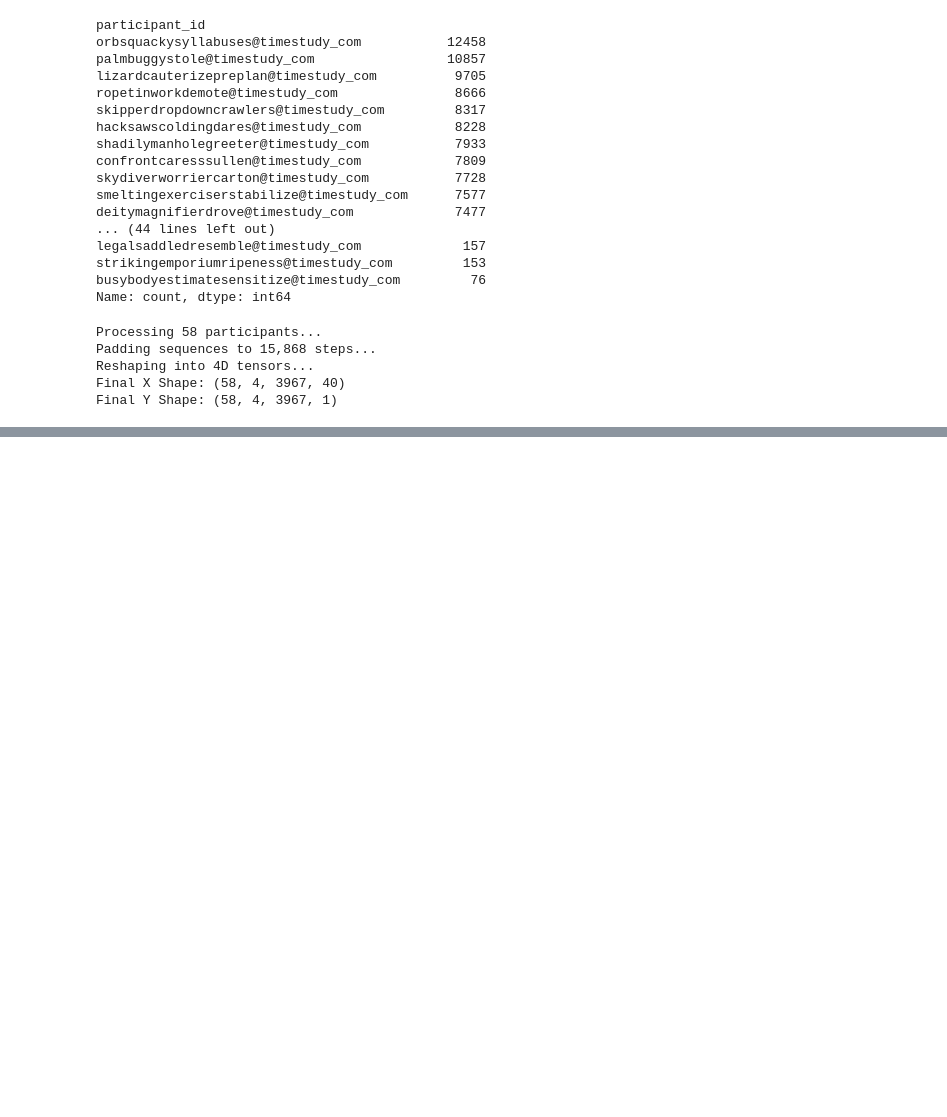
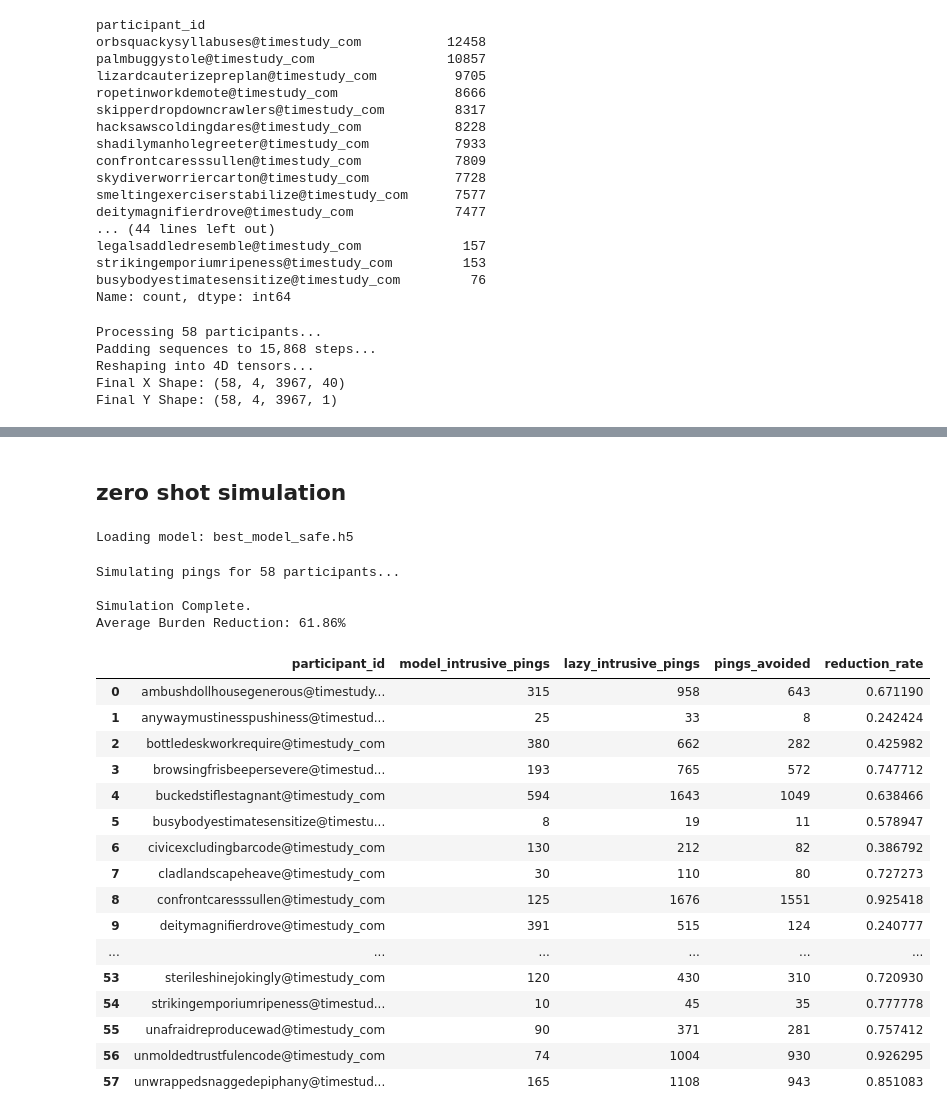
Before and after one commit to adityaponnada/real_time_prompting, a Jupyter notebook: withdrew_general_eval.ipynb, the cells around one changed output, grey strips where cells are left out. Drawn from its saved outputs; the diff is of its cells as text; code cells hidden in the pictures; blank space fills up the shorter version.

Commit message:
Simulate generalized model on withdrawn participants

```diff
--- a/withdrew_general_eval.ipynb
+++ b/withdrew_general_eval.ipynb
@@ -558,0 +560,27 @@ df_breaking_points
+# %% [markdown]
+## zero shot simulation
+# %%
+def mask_generator_fn(x):
+    import tensorflow as tf
+    return tf.cast(tf.not_equal(x[:, :, :1], 999.0), tf.float32)
+
+def optimized_loss_fn(y_true, y_pred):
+    import tensorflow as tf
+    mask = tf.cast(tf.not_equal(y_true, 999.0), tf.float32)
+    y_p = tf.clip_by_value(y_pred, 1e-7, 1.0 - 1e-7)
+    bce = - (y_true * tf.math.log(y_p) + (1.0 - y_true) * tf.math.log(1.0 - y_p))
+    y_true_int = tf.cast(tf.squeeze(y_true, axis=-1), tf.int32)
+    weights = tf.gather(tf.constant([0.8, 0.2], dtype=tf.float32), tf.clip_by_value(y_true_int, 0, 1))
+    return tf.reduce_sum(bce * tf.expand_dims(weights, -1) * mask) / (tf.reduce_sum(mask) + 1e-7)
+
+def optimized_f1_class0(y_true, y_pred):
+    import tensorflow as tf
+    mask = tf.cast(tf.not_equal(y_true, 999.0), tf.float32)
+    y_t = (1.0 - y_true) * mask
+    y_p = (1.0 - tf.math.round(y_pred)) * mask
+    tp = tf.reduce_sum(y_t * y_p)
+    fp = tf.reduce_sum((1.0 - y_t) * y_p * mask)
+    fn = tf.reduce_sum(y_t * (1.0 - y_p) * mask)
+    precision = tp / (tp + fp + 1e-7)
+    recall = tp / (tp + fn + 1e-7)
+    return 2 * ((precision * recall) / (precision + recall + 1e-7))
@@ -558,0 +658,8 @@ df_breaking_points
+# %%
+df_sim_s1 = run_zero_shot_simulation('best_model_safe.h5', X_withdrawn_s1, Y_withdrawn_s1, p_ids, threshold=0.38)
+# %% [output]
+Loading model: best_model_safe.h5
+Simulating pings for 58 participants...
+
+Simulation Complete.
+Average Burden Reduction: 61.86%
@@ -558,0 +668,20 @@ df_breaking_points
+# %%
+df_sim_s1
+# %% [output]
+|  | participant_id | model_intrusive_pings | lazy_intrusive_pings | pings_avoided | reduction_rate |
+| 0 | ambushdollhousegenerous@timestudy... | 315 | 958 | 643 | 0.671190 |
+| 1 | anywaymustinesspushiness@timestud... | 25 | 33 | 8 | 0.242424 |
+| 2 | bottledeskworkrequire@timestudy_com | 380 | 662 | 282 | 0.425982 |
+| 3 | browsingfrisbeepersevere@timestud... | 193 | 765 | 572 | 0.747712 |
+| 4 | buckedstiflestagnant@timestudy_com | 594 | 1643 | 1049 | 0.638466 |
+| 5 | busybodyestimatesensitize@timestu... | 8 | 19 | 11 | 0.578947 |
+| 6 | civicexcludingbarcode@timestudy_com | 130 | 212 | 82 | 0.386792 |
+| 7 | cladlandscapeheave@timestudy_com | 30 | 110 | 80 | 0.727273 |
+| 8 | confrontcaresssullen@timestudy_com | 125 | 1676 | 1551 | 0.925418 |
+| 9 | deitymagnifierdrove@timestudy_com | 391 | 515 | 124 | 0.240777 |
+| ... | ... | ... | ... | ... | ... |
+| 53 | sterileshinejokingly@timestudy_com | 120 | 430 | 310 | 0.720930 |
+| 54 | strikingemporiumripeness@timestud... | 10 | 45 | 35 | 0.777778 |
+| 55 | unafraidreproducewad@timestudy_com | 90 | 371 | 281 | 0.757412 |
+| 56 | unmoldedtrustfulencode@timestudy_com | 74 | 1004 | 930 | 0.926295 |
+| 57 | unwrappedsnaggedepiphany@timestud... | 165 | 1108 | 943 | 0.851083 |
```
Also changed, not shown: parts of 5 cells of this notebook.
